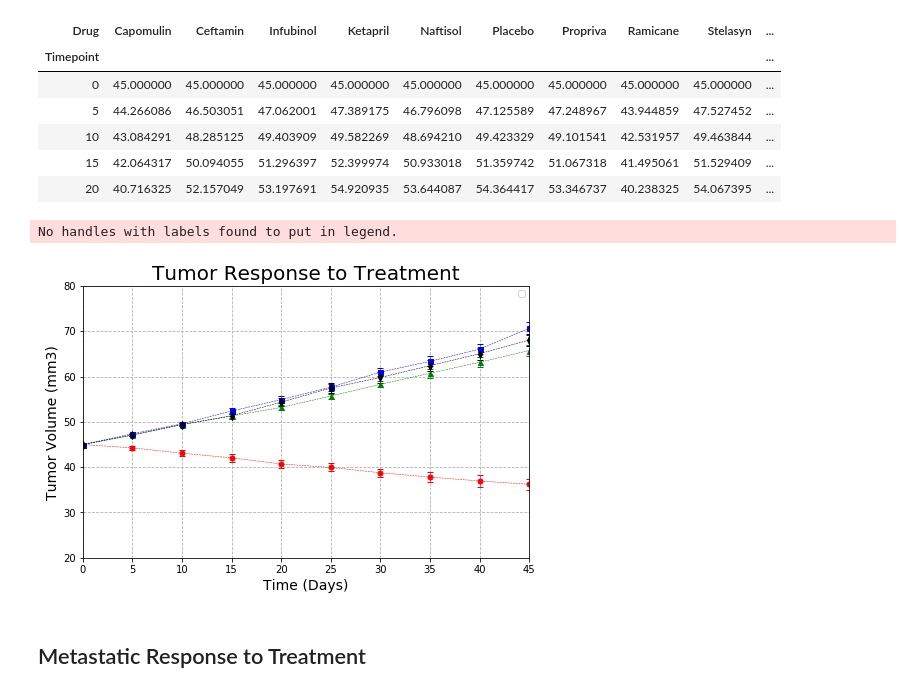
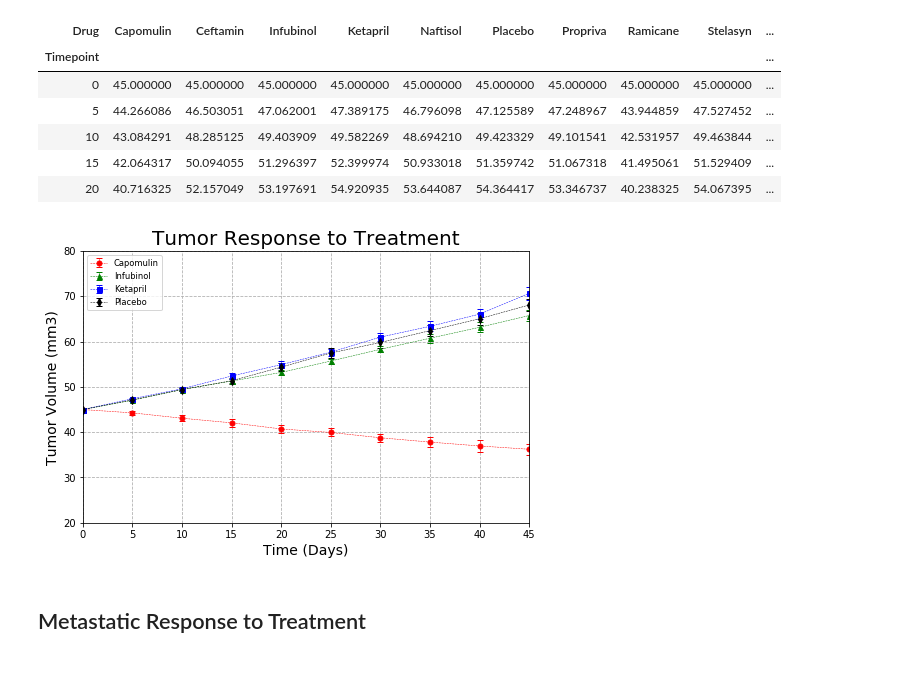
Before and after one commit to hdevulapalli/matplotlib-challenge, a Jupyter notebook: Pymaceuticals/pymaceuticals_starter.ipynb, the cells around one changed output. Cells and saved outputs as stored; diff of their text form; code cells hidden in the pictures.

```diff
--- a/Pymaceuticals/pymaceuticals_starter.ipynb
+++ b/Pymaceuticals/pymaceuticals_starter.ipynb
@@ -15,11 +15,11 @@ clinical_trial_data_to_load = "data/clinicaltrial_data.csv"
 
 # Read the Mouse and Drug Data and the Clinical Trial Data
 # Load in csv & read the data
-mouse_df = pd.read_csv("data/mouse_drug_data.csv" )
+mouse_df = pd.read_csv("/Users/himadevulapalli/Documents/GTWeek5HW/Pharmaceuticals/matplotlib-challenge/Pymaceuticals/mouse_drug_data.csv" )
 mouse_df.head()
 
 # Load in csv & read the data
-clinical_df = pd.read_csv("data/clinicaltrial_data.csv" )
+clinical_df = pd.read_csv("/Users/himadevulapalli/Documents/GTWeek5HW/Pharmaceuticals/matplotlib-challenge/Pymaceuticals/clinicaltrial_data.csv" )
 clinical_df.head()
 #clinical_df.info()
 
@@ -94,26 +94,25 @@ tumor_vols_pivot_mean.head()
 # %%
 # Generate the Plot (with Error Bars)
 plt.figure(figsize=(8,5))
-plt.errorbar(tumor_vols_pivot_mean.index, tumor_vols_pivot_mean["Capomulin"], yerr=tumor_vols_pivot_sem["Capomulin"], marker="o", color="r", markersize=5, linestyle="dashed",linewidth=0.50, capsize=3)
-plt.errorbar(tumor_vols_pivot_mean.index, tumor_vols_pivot_mean["Infubinol"], yerr=tumor_vols_pivot_sem["Infubinol"], marker="^", color="g", markersize=5, linestyle="dashed",linewidth=0.50, capsize=3)
-plt.errorbar(tumor_vols_pivot_mean.index, tumor_vols_pivot_mean["Ketapril"], yerr=tumor_vols_pivot_sem["Ketapril"], marker="s", color="b", markersize=5, linestyle="dashed",linewidth=0.50, capsize=3)
-plt.errorbar(tumor_vols_pivot_mean.index, tumor_vols_pivot_mean["Placebo"], yerr=tumor_vols_pivot_sem["Placebo"], marker="d", color="k", markersize=5, linestyle="dashed",linewidth=0.50, capsize=3)
+plt.errorbar(tumor_vols_pivot_mean.index, tumor_vols_pivot_mean["Capomulin"], yerr=tumor_vols_pivot_sem["Capomulin"], marker="o", color="r", markersize=5, linestyle="dashed",linewidth=0.50, capsize=3, label="Capomulin")
+plt.errorbar(tumor_vols_pivot_mean.index, tumor_vols_pivot_mean["Infubinol"], yerr=tumor_vols_pivot_sem["Infubinol"], marker="^", color="g", markersize=5, linestyle="dashed",linewidth=0.50, capsize=3, label="Infubinol")
+plt.errorbar(tumor_vols_pivot_mean.index, tumor_vols_pivot_mean["Ketapril"], yerr=tumor_vols_pivot_sem["Ketapril"], marker="s", color="b", markersize=5, linestyle="dashed",linewidth=0.50, capsize=3, label="Ketapril")
+plt.errorbar(tumor_vols_pivot_mean.index, tumor_vols_pivot_mean["Placebo"], yerr=tumor_vols_pivot_sem["Placebo"], marker="d", color="k", markersize=5, linestyle="dashed",linewidth=0.50, capsize=3, label="Placebo")
 
 plt.ylim(20,80)
 plt.xlim(0, 45)
 
 plt.title("Tumor Response to Treatment", fontsize=20)
 plt.ylabel("Tumor Volume (mm3)", fontsize=14)
 plt.xlabel("Time (Days)", fontsize=14)
 plt.grid(linestyle="dashed")
 plt.legend(loc="best",fontsize="small",fancybox=True)
 # Save the Figure
-plt.savefig("/Users/himadevulapalli/Documents/GTWeek5HW/Pharmaceuticals/TumorResponse.png")
+plt.savefig("TumorResponse.png")
 # Show the Figure
 plt.show()
 # %% [output]
-No handles with labels found to put in legend.
-[figure, old version]
+[figure, new version]
 # %% [markdown]
 ## Metastatic Response to Treatment
 # %%
```
Also changed, not shown: parts of 6 cells of this notebook, 3 other files.
